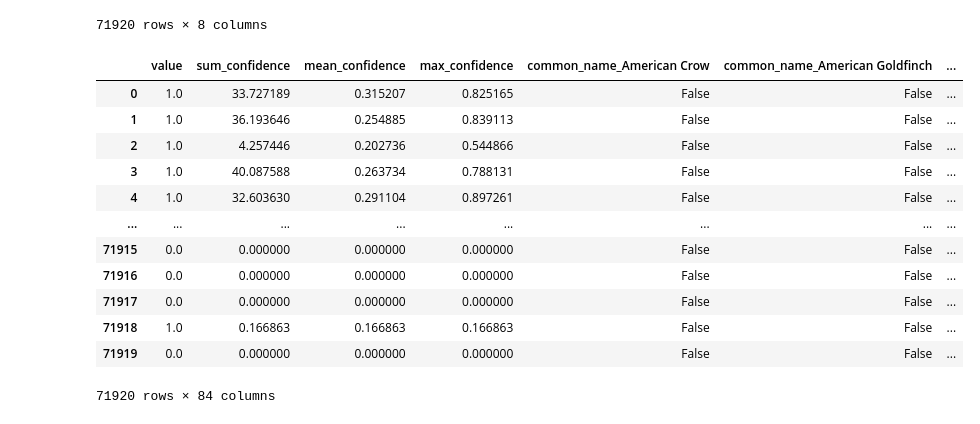
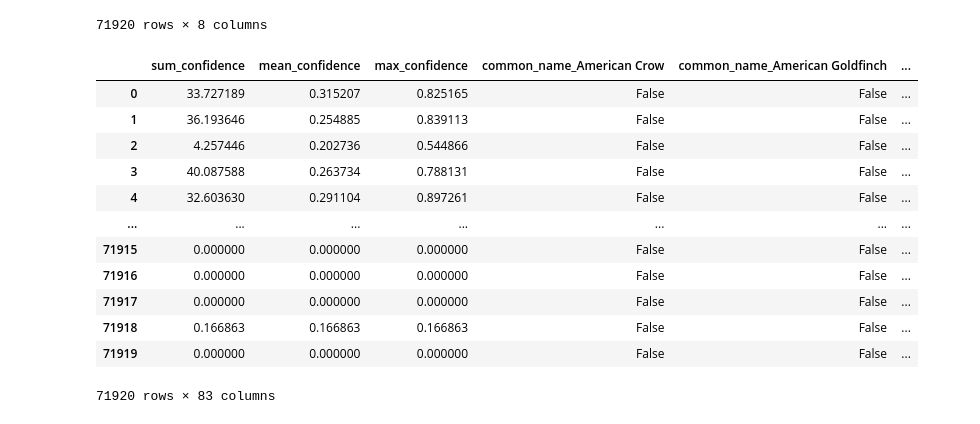
Before and after one commit to devon-k/DS4020-Birds, a Jupyter notebook: scripts/experiments.ipynb, the cells around one changed output. Cells and saved outputs as stored; diff of their text form; code cells hidden in the pictures.

```diff
--- a/scripts/experiments.ipynb
+++ b/scripts/experiments.ipynb
@@ -135,18 +135,18 @@ combined_df
 | 71919 | WOR | EXP | 2019-07-11 | Downy Woodpecker | 0.0 | NaN | NaN | ... |
 71920 rows × 8 columns
 # %%
-pd.get_dummies(combined_df.fillna(0).iloc[:,3:])
+pd.get_dummies(combined_df.fillna(0).loc[:,["common_name", "sum_confidence", "mean_confidence", "max_confidence"]])
 # %% [output]
-|  | value | sum_confidence | mean_confidence | max_confidence | common_name_American Crow | common_name_American Goldfinch | ... |
-| 0 | 1.0 | 33.727189 | 0.315207 | 0.825165 | False | False | ... |
-| 1 | 1.0 | 36.193646 | 0.254885 | 0.839113 | False | False | ... |
-| 2 | 1.0 | 4.257446 | 0.202736 | 0.544866 | False | False | ... |
-| 3 | 1.0 | 40.087588 | 0.263734 | 0.788131 | False | False | ... |
-| 4 | 1.0 | 32.603630 | 0.291104 | 0.897261 | False | False | ... |
-| ... | ... | ... | ... | ... | ... | ... | ... |
-| 71915 | 0.0 | 0.000000 | 0.000000 | 0.000000 | False | False | ... |
-| 71916 | 0.0 | 0.000000 | 0.000000 | 0.000000 | False | False | ... |
-| 71917 | 0.0 | 0.000000 | 0.000000 | 0.000000 | False | False | ... |
-| 71918 | 1.0 | 0.166863 | 0.166863 | 0.166863 | False | False | ... |
-| 71919 | 0.0 | 0.000000 | 0.000000 | 0.000000 | False | False | ... |
+|  | sum_confidence | mean_confidence | max_confidence | common_name_American Crow | common_name_American Goldfinch | ... |
+| 0 | 33.727189 | 0.315207 | 0.825165 | False | False | ... |
+| 1 | 36.193646 | 0.254885 | 0.839113 | False | False | ... |
+| 2 | 4.257446 | 0.202736 | 0.544866 | False | False | ... |
+| 3 | 40.087588 | 0.263734 | 0.788131 | False | False | ... |
+| 4 | 32.603630 | 0.291104 | 0.897261 | False | False | ... |
+| ... | ... | ... | ... | ... | ... | ... |
+| 71915 | 0.000000 | 0.000000 | 0.000000 | False | False | ... |
+| 71916 | 0.000000 | 0.000000 | 0.000000 | False | False | ... |
+| 71917 | 0.000000 | 0.000000 | 0.000000 | False | False | ... |
+| 71918 | 0.166863 | 0.166863 | 0.166863 | False | False | ... |
+| 71919 | 0.000000 | 0.000000 | 0.000000 | False | False | ... |
-71920 rows × 84 columns
+71920 rows × 83 columns
```
Also changed, not shown: parts of 1 cell of this notebook.
